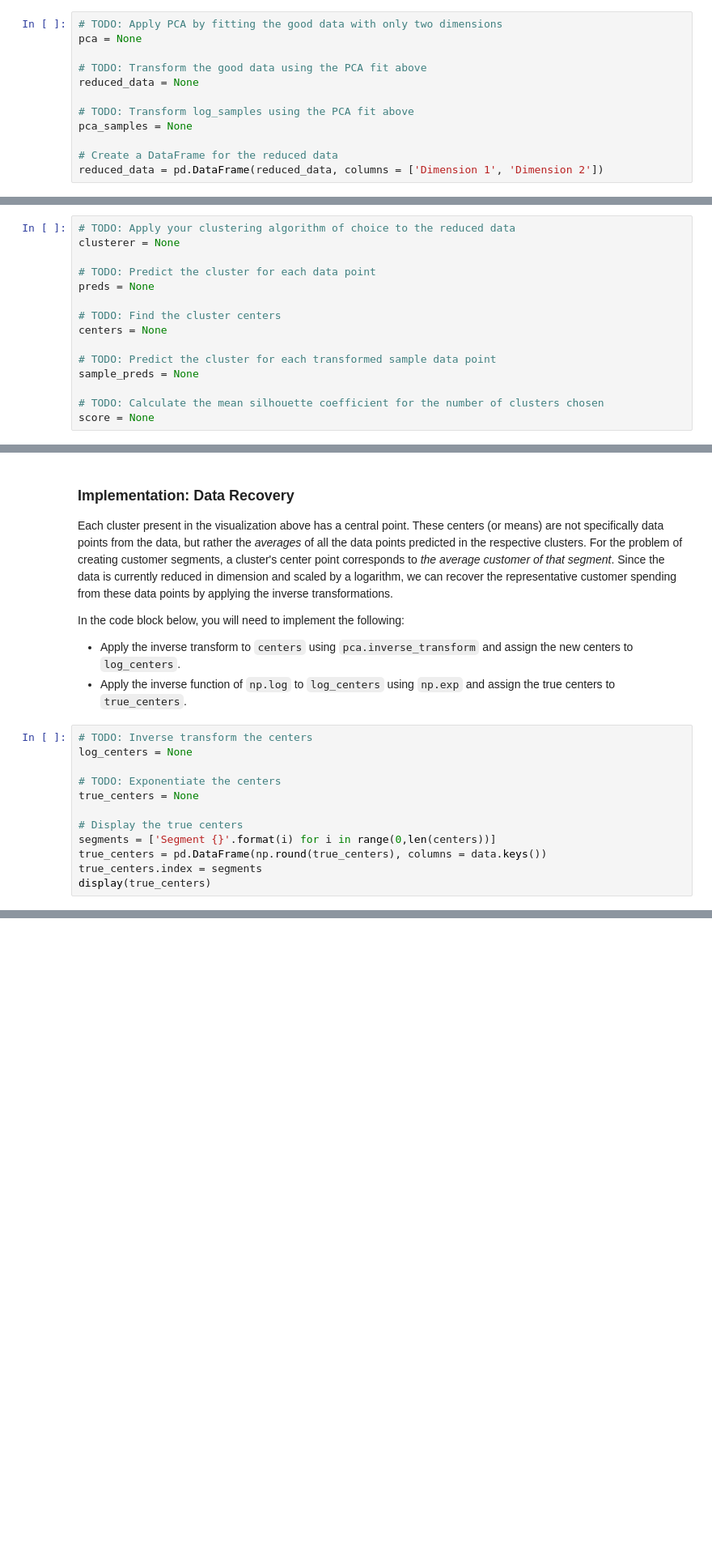
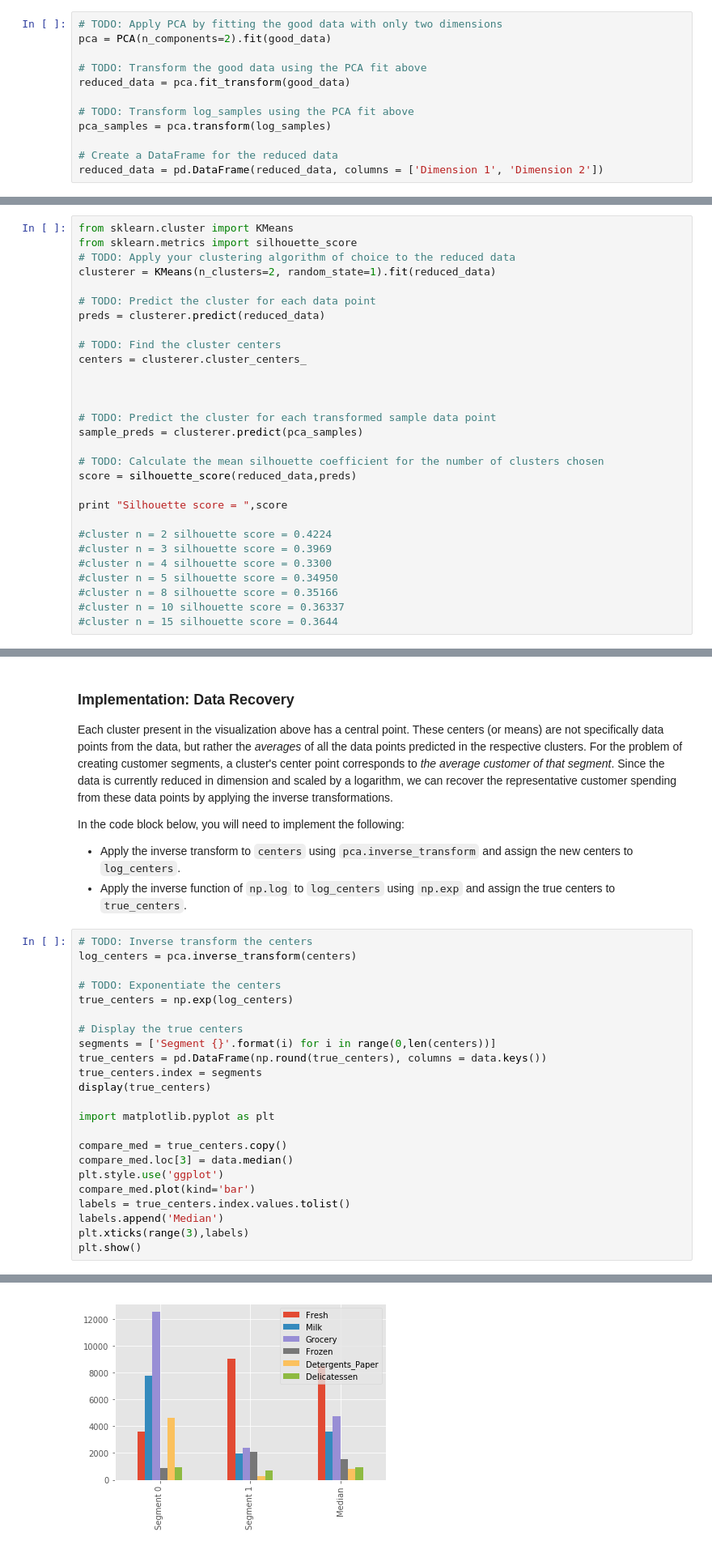
Before and after one commit to pbpv/customer_segments, a Jupyter notebook: customer_segments.ipynb, the cells around one changed output, grey strips where cells are left out. Shown: that part at 81% size. Cells and saved outputs as stored; diff of their text form; blank space fills up the shorter version.

```diff
--- a/customer_segments.ipynb
+++ b/customer_segments.ipynb
@@ -335,13 +383,13 @@ In the code block below, you will need to implement the following:
  - Apply a PCA transformation of `log_samples` using `pca.transform`, and assign the results to `pca_samples`.
 # %%
 # TODO: Apply PCA by fitting the good data with only two dimensions
-pca = None
+pca = PCA(n_components=2).fit(good_data)
 
 # TODO: Transform the good data using the PCA fit above
-reduced_data = None
+reduced_data = pca.fit_transform(good_data)
 
 # TODO: Transform log_samples using the PCA fit above
-pca_samples = None
+pca_samples = pca.transform(log_samples)
 
 # Create a DataFrame for the reduced data
 reduced_data = pd.DataFrame(reduced_data, columns = ['Dimension 1', 'Dimension 2'])
@@ -386,17 +448,31 @@ In the code block below, you will need to implement the following:
  - Import `sklearn.metrics.silhouette_score` and calculate the silhouette score of `reduced_data` against `preds`.
    - Assign the silhouette score to `score` and print the result.
 # %%
+from sklearn.cluster import KMeans
+from sklearn.metrics import silhouette_score
 # TODO: Apply your clustering algorithm of choice to the reduced data
-clusterer = None
+clusterer = KMeans(n_clusters=2, random_state=1).fit(reduced_data)
 
 # TODO: Predict the cluster for each data point
-preds = None
+preds = clusterer.predict(reduced_data)
 
 # TODO: Find the cluster centers
-centers = None
+centers = clusterer.cluster_centers_
+
+
 
 # TODO: Predict the cluster for each transformed sample data point
-sample_preds = None
+sample_preds = clusterer.predict(pca_samples)
 
 # TODO: Calculate the mean silhouette coefficient for the number of clusters chosen
-score = None
+score = silhouette_score(reduced_data,preds)
+
+print "Silhouette score = ",score
+
+#cluster n = 2 silhouette score = 0.4224
+#cluster n = 3 silhouette score = 0.3969
+#cluster n = 4 silhouette score = 0.3300
+#cluster n = 5 silhouette score = 0.34950
+#cluster n = 8 silhouette score = 0.35166
+#cluster n = 10 silhouette score = 0.36337
+#cluster n = 15 silhouette score = 0.3644
@@ -420,13 +510,25 @@ In the code block below, you will need to implement the following:
  - Apply the inverse function of `np.log` to `log_centers` using `np.exp` and assign the true centers to `true_centers`.
 # %%
 # TODO: Inverse transform the centers
-log_centers = None
+log_centers = pca.inverse_transform(centers)
 
 # TODO: Exponentiate the centers
-true_centers = None
+true_centers = np.exp(log_centers)
 
 # Display the true centers
 segments = ['Segment {}'.format(i) for i in range(0,len(centers))]
 true_centers = pd.DataFrame(np.round(true_centers), columns = data.keys())
 true_centers.index = segments
 display(true_centers)
+
+import matplotlib.pyplot as plt
+
+compare_med = true_centers.copy()
+compare_med.loc[3] = data.median()
+plt.style.use('ggplot')
+compare_med.plot(kind='bar')
+labels = true_centers.index.values.tolist()
+labels.append('Median')
+plt.xticks(range(3),labels)
+plt.show()
+# %% [output]
@@ -432,0 +538 @@ display(true_centers)
+[figure, added]
```
Also changed, not shown: parts of 33 cells of this notebook, 2 other files.
